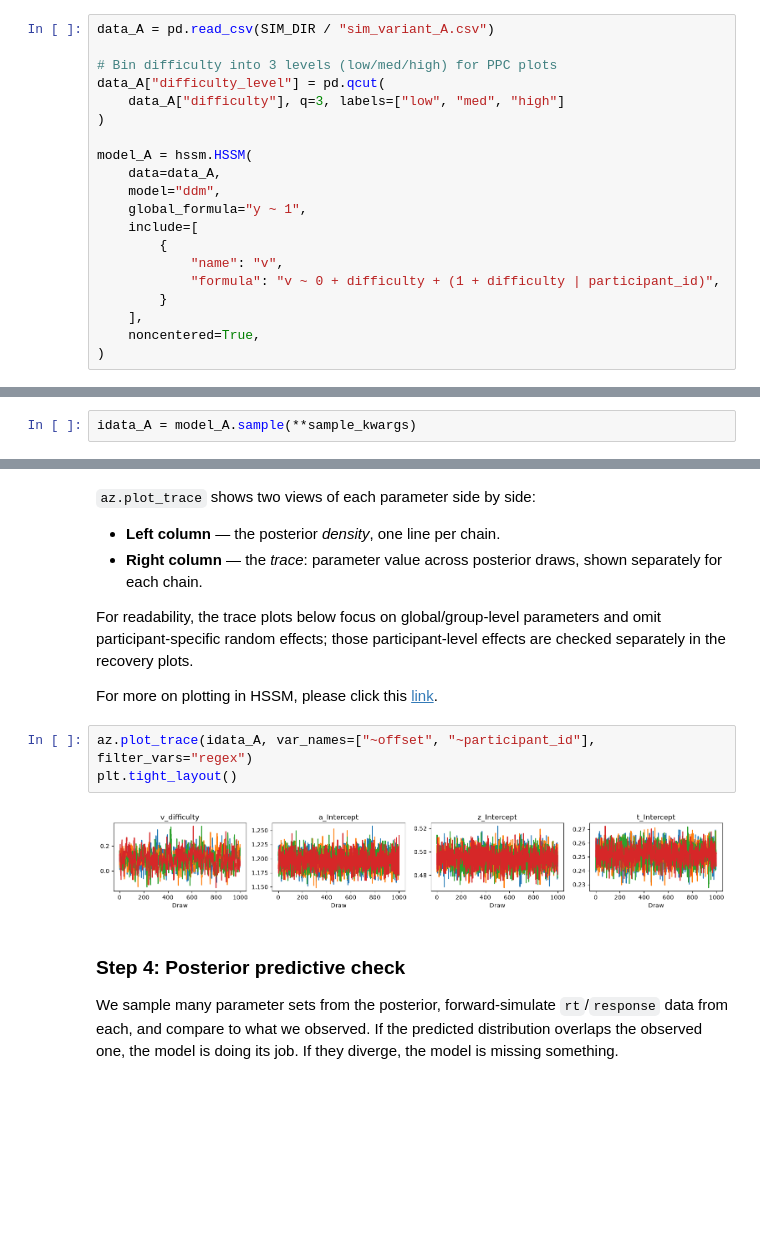
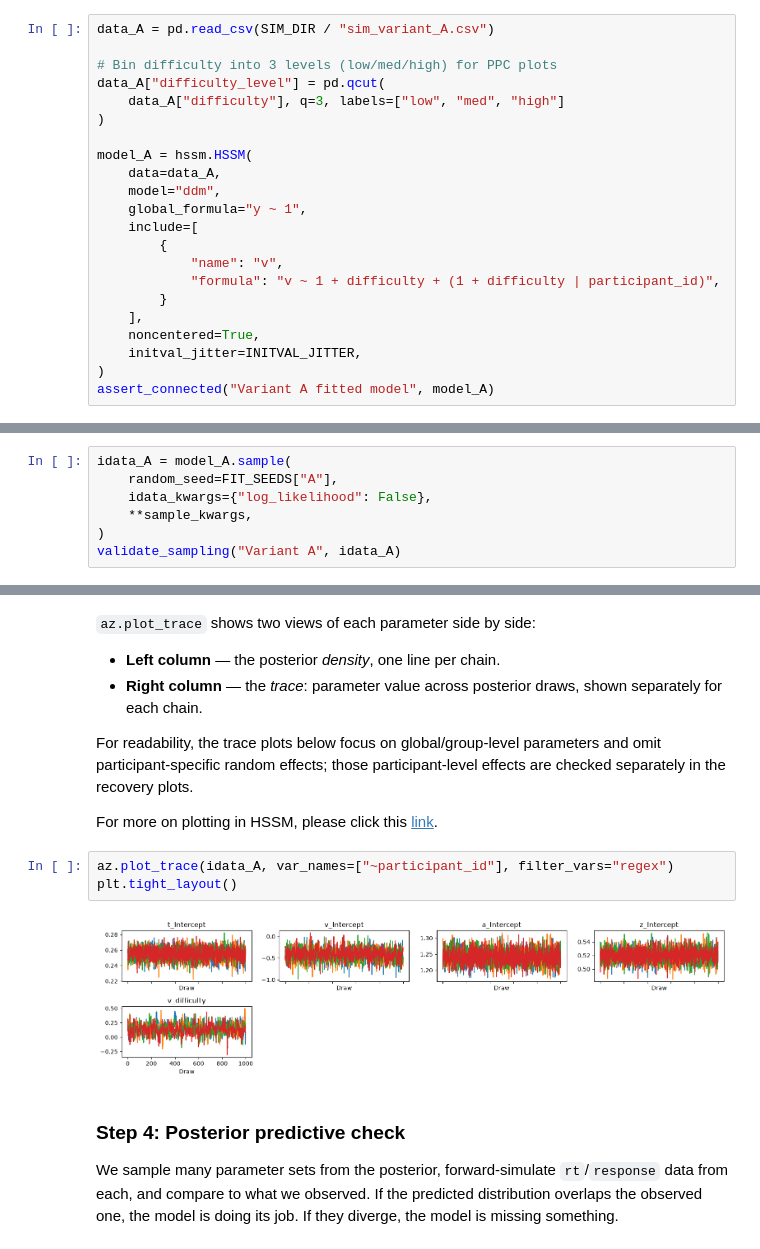
Before and after one commit to lnccbrown/HSSM, a Jupyter notebook: docs/tutorials/ddm_hierarchical_tutorial.ipynb, the cells around one changed output, grey strips where cells are left out. Saved outputs shown, nothing was run; the diff lists cells and outputs as text; blank space fills up the shorter version.

Commit message:
docs: validate hierarchical tutorial efficiently (#1243)

```diff
--- a/docs/tutorials/ddm_hierarchical_tutorial.ipynb
+++ b/docs/tutorials/ddm_hierarchical_tutorial.ipynb
@@ -234,9 +371,11 @@ model_A = hssm.HSSM(
     include=[
         {
             "name": "v",
-            "formula": "v ~ 0 + difficulty + (1 + difficulty | participant_id)",
+            "formula": "v ~ 1 + difficulty + (1 + difficulty | participant_id)",
         }
     ],
     noncentered=True,
+    initval_jitter=INITVAL_JITTER,
 )
+assert_connected("Variant A fitted model", model_A)
 # %% [output]
@@ -272,7 +410,12 @@ Lapse probability: 0.05
 Lapse distribution: Uniform(lower: 0.0, upper: 20.0)
 [drawing not drawn]
 # %%
-idata_A = model_A.sample(**sample_kwargs)
+idata_A = model_A.sample(
+    random_seed=FIT_SEEDS["A"],
+    idata_kwargs={"log_likelihood": False},
+    **sample_kwargs,
+)
+validate_sampling("Variant A", idata_A)
 # %% [output]
 Using default initvals.
 Initializing NUTS using adapt_diag...
@@ -326,10 +469,10 @@ For readability, the trace plots below focus on global/group-level parameters an
 
 For more on plotting in HSSM, please click this [link](https://lnccbrown.github.io/HSSM/tutorials/plotting/).
 # %%
-az.plot_trace(idata_A, var_names=["~offset", "~participant_id"], filter_vars="regex")
+az.plot_trace(idata_A, var_names=["~participant_id"], filter_vars="regex")
 plt.tight_layout()
 # %% [output]
-[figure, old version]
+[figure, new version]
 # %% [markdown]
 ### Step 4: Posterior predictive check
 
```
Also changed, not shown: parts of 51 cells of this notebook.
